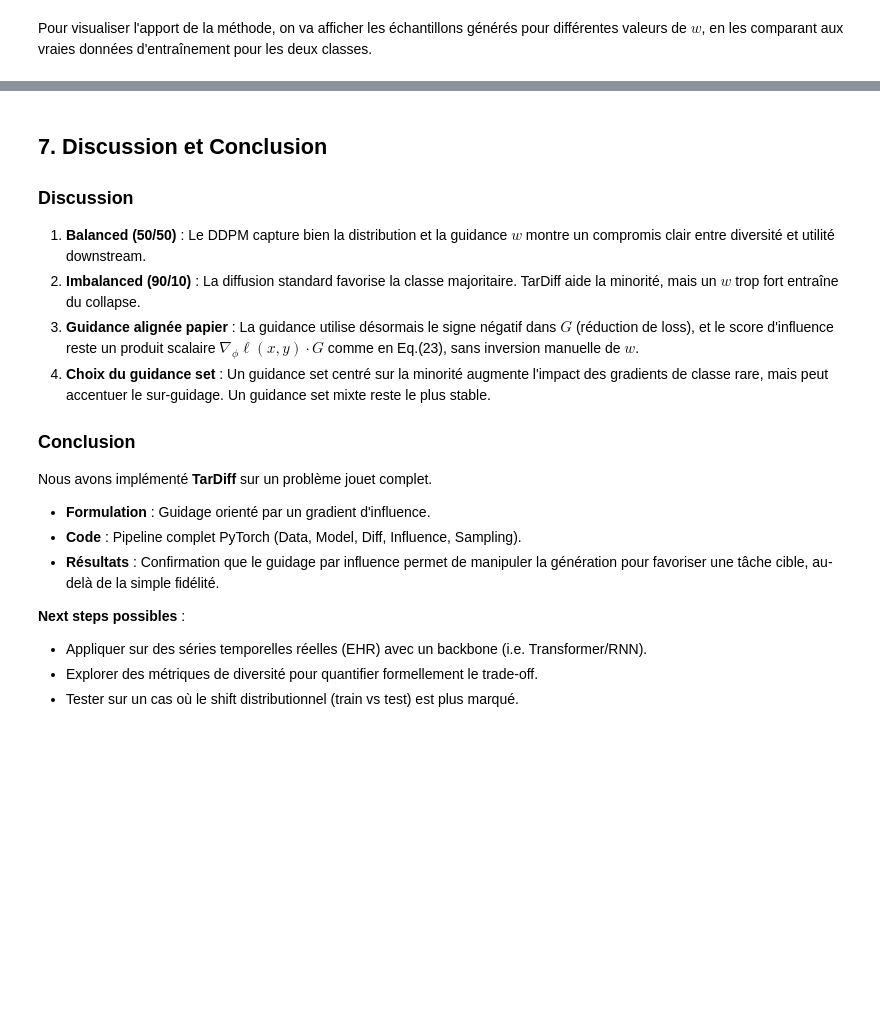
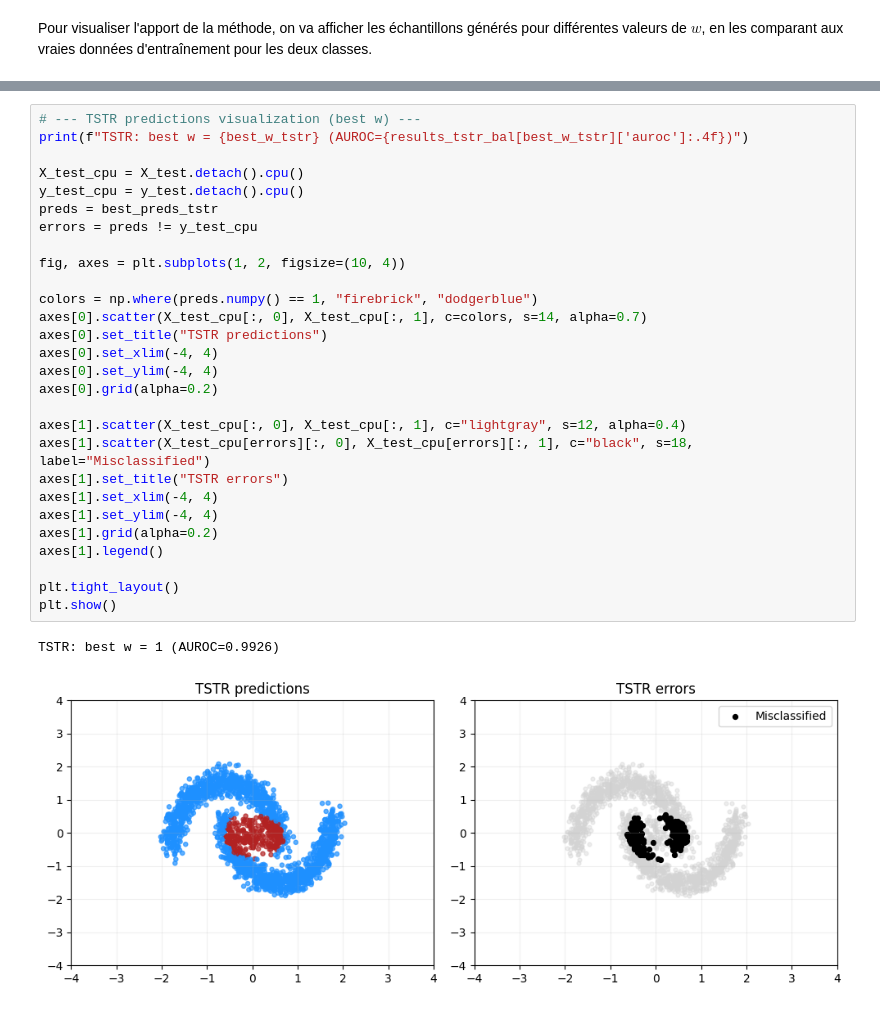
Before and after one commit to issagith/TarDiff, a Jupyter notebook: src/main.ipynb, the cells around one changed output, grey strips where cells are left out. Saved outputs shown, nothing was run; the diff lists cells and outputs as text; blank space fills up the shorter version.

Commit message:
full working tardiff pipeline on imbalanced data; missing : method analysis and real ECG data

```diff
--- a/src/main.ipynb
+++ b/src/main.ipynb
@@ -1084,21 +931,31 @@ Summary (Imbalanced - guidance): {'All': {'acc': 0.9345, 'auroc': 1.0, 'auprc':
-# %% [markdown]
-## 7. Discussion et Conclusion
-
-### Discussion
-
-1. **Balanced (50/50)** : Le DDPM capture bien la distribution et la guidance $w$ montre un compromis clair entre diversité et utilité downstream.
-2. **Imbalanced (90/10)** : La diffusion standard favorise la classe majoritaire. TarDiff aide la minorité, mais un $w$ trop fort entraîne du collapse.
-3. **Guidance alignée papier** : La guidance utilise désormais le signe négatif dans $G$ (réduction de loss), et le score d'influence reste un produit scalaire $\nabla_\phi \ell(x,y)\cdot G$ comme en Eq.(23), sans inversion manuelle de $w$.
-4. **Choix du guidance set** : Un guidance set centré sur la minorité augmente l'impact des gradients de classe rare, mais peut accentuer le sur-guidage. Un guidance set mixte reste le plus stable.
-
-### Conclusion
-
-Nous avons implémenté **TarDiff** sur un problème jouet complet.
-- **Formulation** : Guidage orienté par un gradient d'influence.
-- **Code** : Pipeline complet PyTorch (Data, Model, Diff, Influence, Sampling).
-- **Résultats** : Confirmation que le guidage par influence permet de manipuler la génération pour favoriser une tâche cible, au-delà de la simple fidélité.
-
-**Next steps possibles** :
-- Appliquer sur des séries temporelles réelles (EHR) avec un backbone (i.e. Transformer/RNN).
-- Explorer des métriques de diversité pour quantifier formellement le trade-off.
-- Tester sur un cas où le shift distributionnel (train vs test) est plus marqué.
+# %%
+# --- TSTR predictions visualization (best w) ---
+print(f"TSTR: best w = {best_w_tstr} (AUROC={results_tstr_bal[best_w_tstr]['auroc']:.4f})")
+
+X_test_cpu = X_test.detach().cpu()
+y_test_cpu = y_test.detach().cpu()
+preds = best_preds_tstr
+errors = preds != y_test_cpu
+
+fig, axes = plt.subplots(1, 2, figsize=(10, 4))
+
+colors = np.where(preds.numpy() == 1, "firebrick", "dodgerblue")
+axes[0].scatter(X_test_cpu[:, 0], X_test_cpu[:, 1], c=colors, s=14, alpha=0.7)
+axes[0].set_title("TSTR predictions")
+axes[0].set_xlim(-4, 4)
+axes[0].set_ylim(-4, 4)
+axes[0].grid(alpha=0.2)
+
+axes[1].scatter(X_test_cpu[:, 0], X_test_cpu[:, 1], c="lightgray", s=12, alpha=0.4)
+axes[1].scatter(X_test_cpu[errors][:, 0], X_test_cpu[errors][:, 1], c="black", s=18, label="Misclassified")
+axes[1].set_title("TSTR errors")
+axes[1].set_xlim(-4, 4)
+axes[1].set_ylim(-4, 4)
+axes[1].grid(alpha=0.2)
+axes[1].legend()
+
+plt.tight_layout()
+plt.show()
+# %% [output]
+TSTR: best w = 1 (AUROC=0.9926)
+[figure, added]
```
Also changed, not shown: parts of 36 cells of this notebook.
